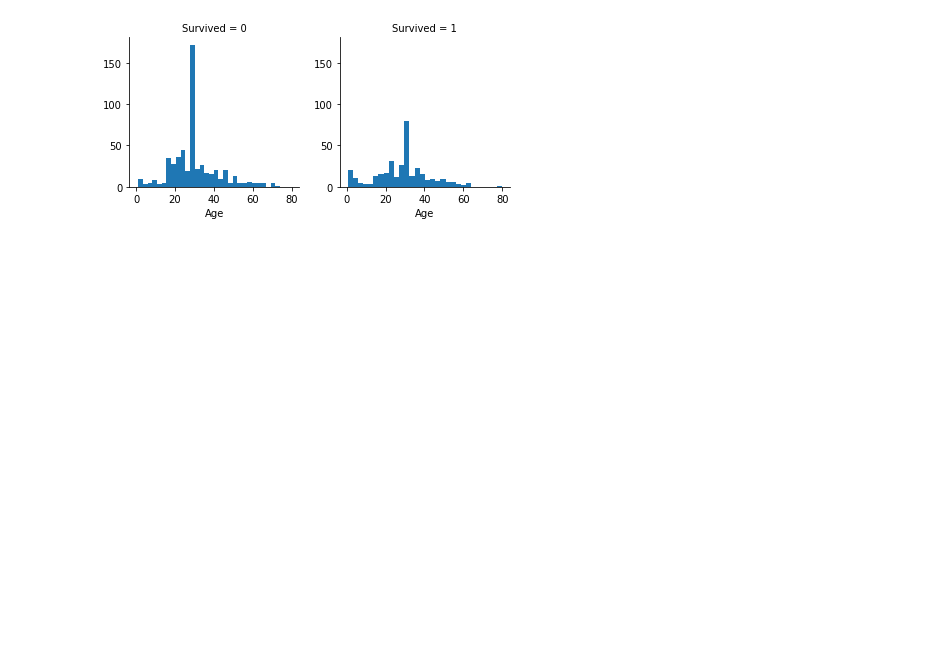
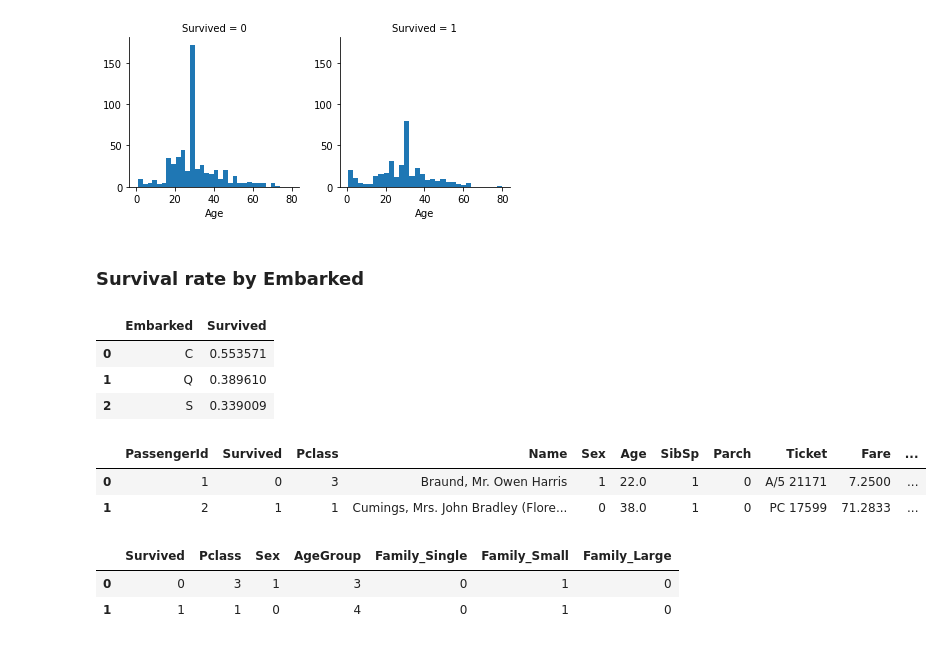
Before and after one commit to pranav-ap/titanic-analysis, a Jupyter notebook: titanic_analysis.ipynb, the cells around one changed output. Saved outputs shown, nothing was run; the diff lists cells and outputs as text; code cells hidden in the pictures; blank space fills up the shorter version.

```diff
--- a/titanic_analysis.ipynb
+++ b/titanic_analysis.ipynb
@@ -183,3 +221,20 @@ g.map(plt.hist, 'Age', bins = 30)
 # %% [output]
 <seaborn.axisgrid.FacetGrid at 0x...>
 [figure]
+# %% [markdown]
+### Survival rate by Embarked
+# %%
+survival_rate_by_embarked = train[["Embarked", "Survived"]].groupby(['Embarked'], as_index = False).mean()
+survival_rate_by_embarked = survival_rate_by_embarked.sort_values(by = 'Survived', ascending = False)
+survival_rate_by_embarked
+# %% [output]
+|  | Embarked | Survived |
+| 0 | C | 0.553571 |
+| 1 | Q | 0.389610 |
+| 2 | S | 0.339009 |
+# %%
+train.head(2)
+# %% [output]
+|  | PassengerId | Survived | Pclass | Name | Sex | Age | SibSp | Parch | Ticket | Fare | ... |
+| 0 | 1 | 0 | 3 | Braund, Mr. Owen Harris | 1 | 22.0 | 1 | 0 | A/5 21171 | 7.2500 | ... |
+| 1 | 2 | 1 | 1 | Cumings, Mrs. John Bradley (Flore... | 0 | 38.0 | 1 | 0 | PC 17599 | 71.2833 | ... |
@@ -185,0 +246,6 @@ g.map(plt.hist, 'Age', bins = 30)
+# %%
+train.head(2)
+# %% [output]
+|  | Survived | Pclass | Sex | AgeGroup | Family_Single | Family_Small | Family_Large |
+| 0 | 0 | 3 | 1 | 3 | 0 | 1 | 0 |
+| 1 | 1 | 1 | 0 | 4 | 0 | 1 | 0 |
```
Also changed, not shown: parts of 7 cells of this notebook.
